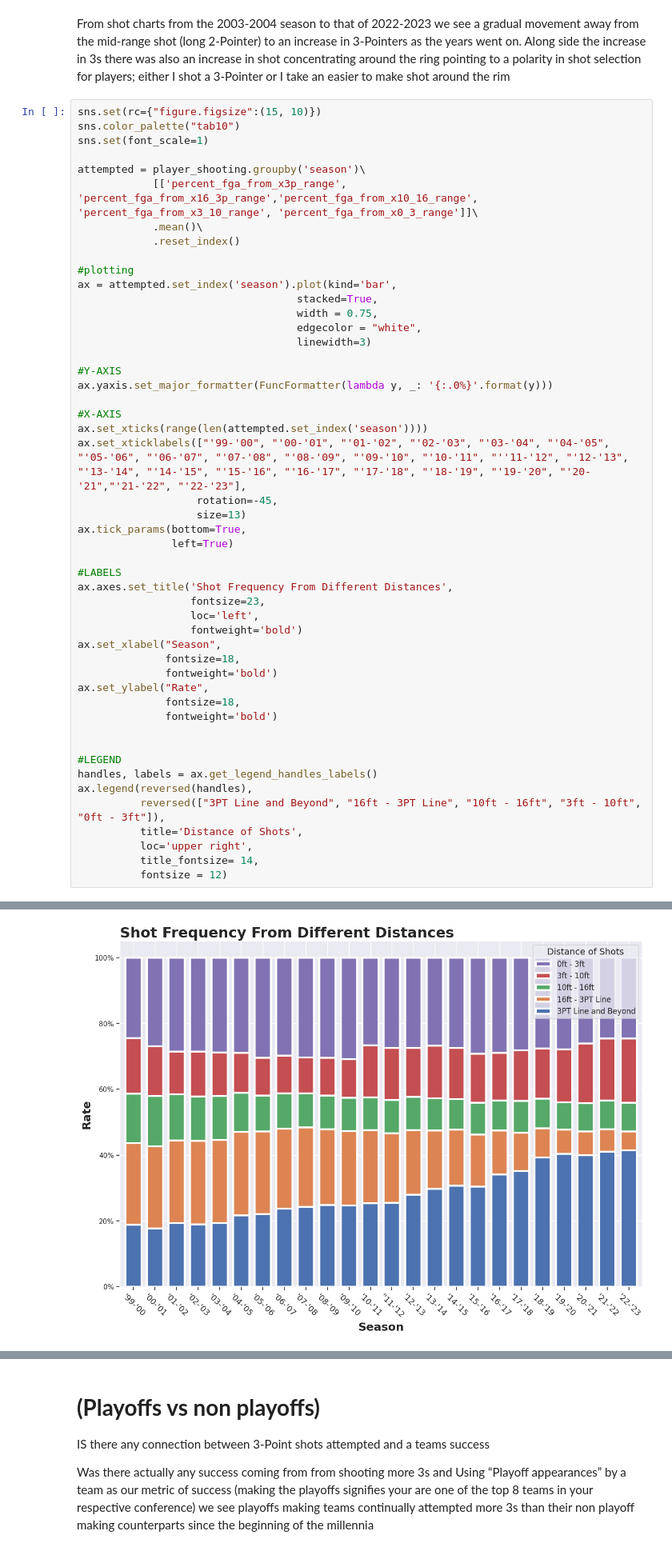
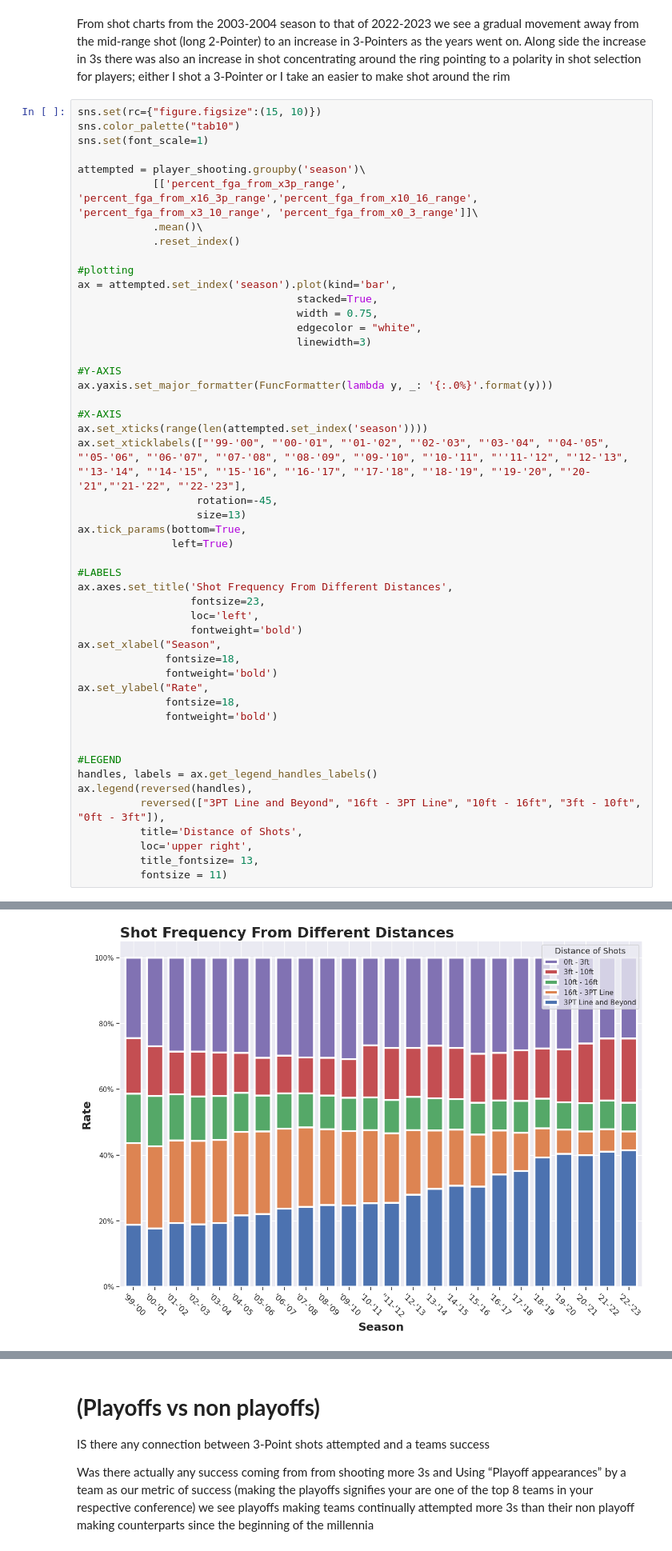
Before and after one commit to RafaelJMinaya/NBA-3Point-Shooting-Analysis, a Jupyter notebook: nba-3-point-shooting-evolution.ipynb, the cells around one changed output, grey strips where cells are left out. Shown at 80% size. Saved outputs shown, nothing was run; the diff lists cells and outputs as text.

```diff
--- a/nba-3-point-shooting-evolution.ipynb
+++ b/nba-3-point-shooting-evolution.ipynb
@@ -555,33 +519,33 @@ ax.yaxis.set_major_formatter(FuncFormatter(lambda y, _: '{:.0%}'.format(y)))
 
 #X-AXIS
 ax.set_xticks(range(len(attempted.set_index('season'))))
 ax.set_xticklabels(["'99-'00", "'00-'01", "'01-'02", "'02-'03", "'03-'04", "'04-'05", "'05-'06", "'06-'07", "'07-'08", "'08-'09", "'09-'10", "'10-'11", "''11-'12", "'12-'13", "'13-'14", "'14-'15", "'15-'16", "'16-'17", "'17-'18", "'18-'19", "'19-'20", "'20-'21","'21-'22", "'22-'23"],
                    rotation=-45,
                    size=13)
 ax.tick_params(bottom=True,
                left=True)
 
 #LABELS
 ax.axes.set_title('Shot Frequency From Different Distances',
                   fontsize=23,
                   loc='left',
                   fontweight='bold')
 ax.set_xlabel("Season",
               fontsize=18,
               fontweight='bold')
 ax.set_ylabel("Rate",
               fontsize=18,
               fontweight='bold')
 
 
 #LEGEND
 handles, labels = ax.get_legend_handles_labels()
 ax.legend(reversed(handles),
           reversed(["3PT Line and Beyond", "16ft - 3PT Line", "10ft - 16ft", "3ft - 10ft", "0ft - 3ft"]),
           title='Distance of Shots',
           loc='upper right',
-          title_fontsize= 14,
-          fontsize = 12)
+          title_fontsize= 13,
+          fontsize = 11)
 # %% [output]
 <matplotlib.legend.Legend at 0x...>
-[figure, old version]
+[figure, new version]
```
Also changed, not shown: parts of 20 cells of this notebook.
